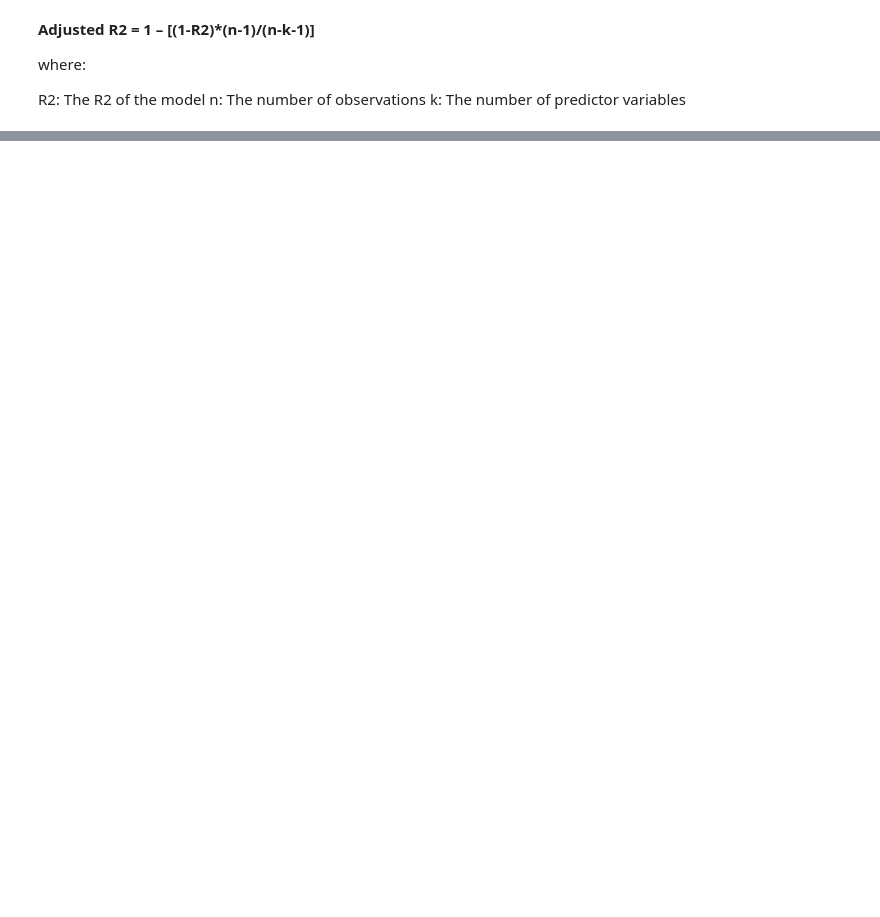
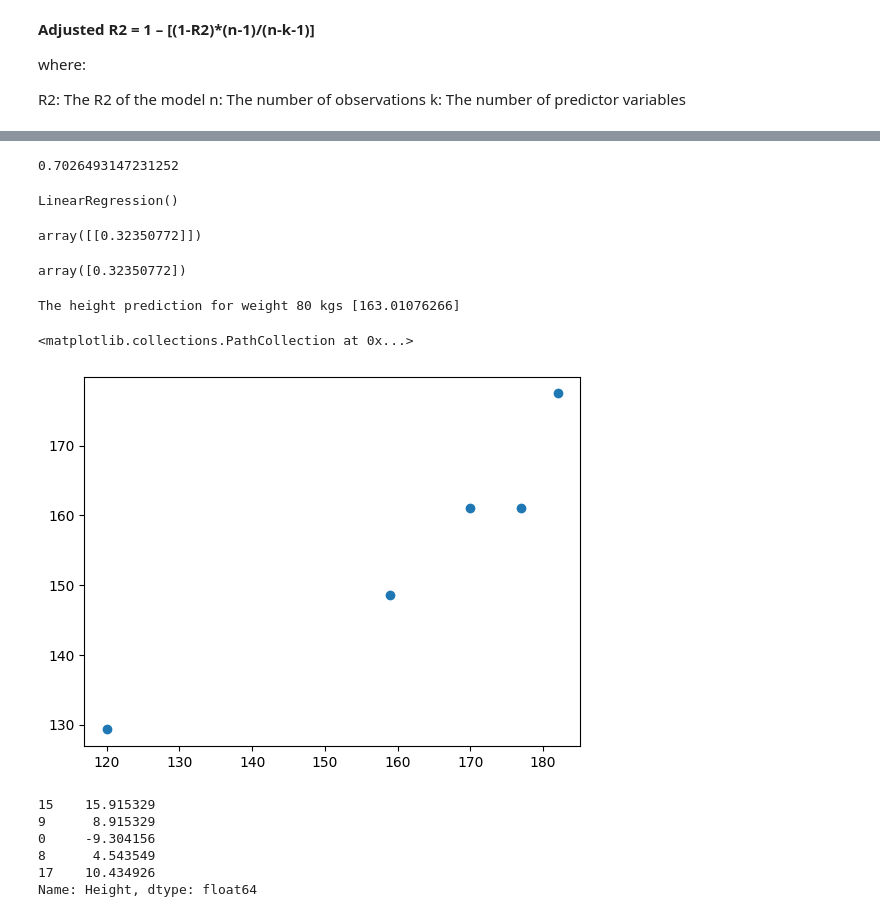
Before and after one commit to saromaddy/DS, a Jupyter notebook: Simple linear regression end to end/3.0-Simple+Linear+Regression.ipynb, the cells around one changed output, grey strips where cells are left out. Cells and saved outputs as stored; diff of their text form; code cells hidden in the pictures; blank space fills up the shorter version.

```diff
--- a/Simple linear regression end to end/3.0-Simple+Linear+Regression.ipynb
+++ b/Simple linear regression end to end/3.0-Simple+Linear+Regression.ipynb
@@ -162,0 +185,45 @@ k: The number of predictor variables
+# %%
+# Adjusted R2
+1 - (1-score)*(len(y_test)-1)/(len(y_test)-X_test.shape[1]-1)
+#mostly r2 value will be greater than adjusted r2
+# %% [output]
+0.7026493147231252
+# %%
+# assumptions
+# when do you say that we have created a very good regressor
+regressor
+# %% [output]
+LinearRegression()
+# %%
+#new data point weight is 80
+
+scaled_weight = scaler.transform([[80]])
+scaled_weight
+# %% [output]
+array([[0.32350772]])
+# %%
+scaled_weight[0]
+# %% [output]
+array([0.32350772])
+# %%
+print("The height prediction for weight 80 kgs",regressor.predict([scaled_weight[0]])) # need to give as 2d array for prediction.
+# %% [output]
+The height prediction for weight 80 kgs [163.01076266]
+# %%
+## Important assumptions
+## plot a scatter plot for predictions
+plt.scatter(y_test,y_pred_test)
+# %% [output]
+<matplotlib.collections.PathCollection at 0x...>
+[figure, added]
+# %%
+## Residuals
+residuals = y_test-y_pred_test
+residuals
+# %% [output]
+15    15.915329
+9      8.915329
+0     -9.304156
+8      4.543549
+17    10.434926
+Name: Height, dtype: float64
```
Also changed, not shown: parts of 8 cells of this notebook, 2 other files.
